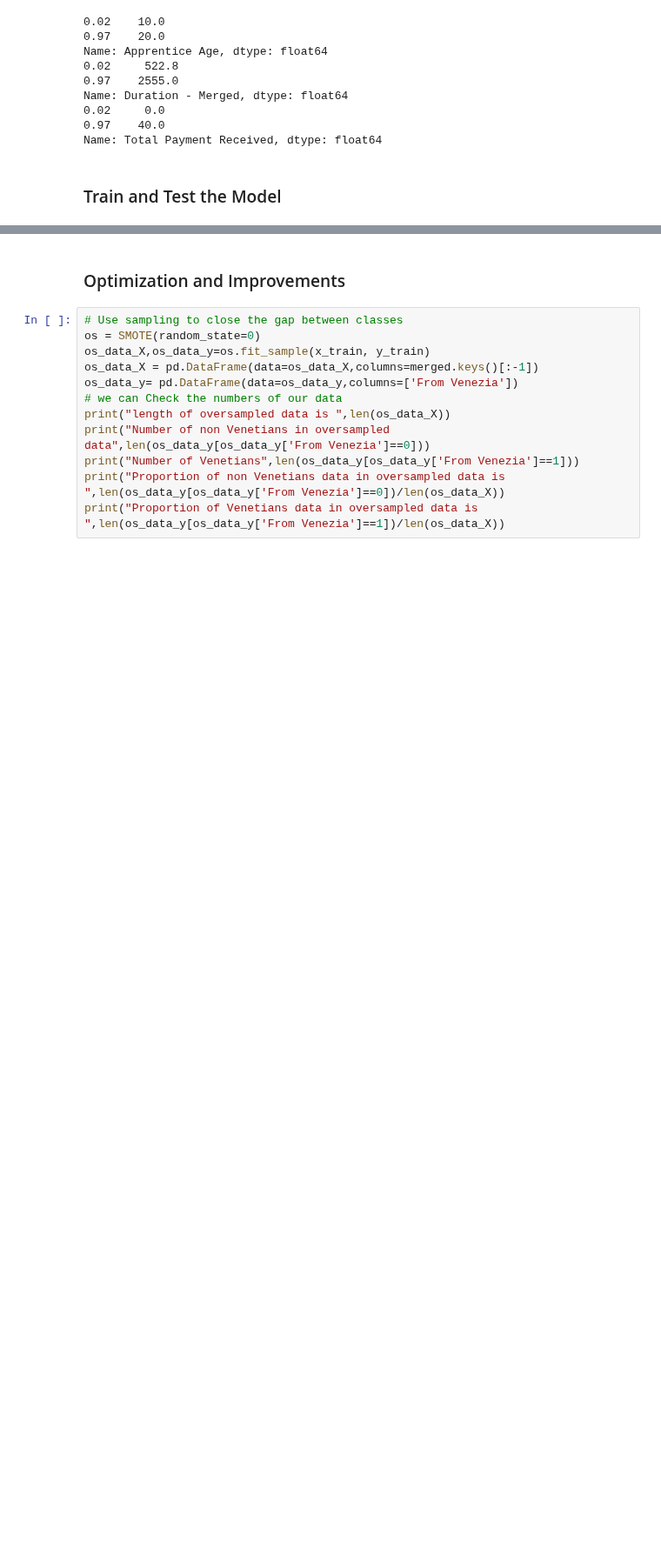
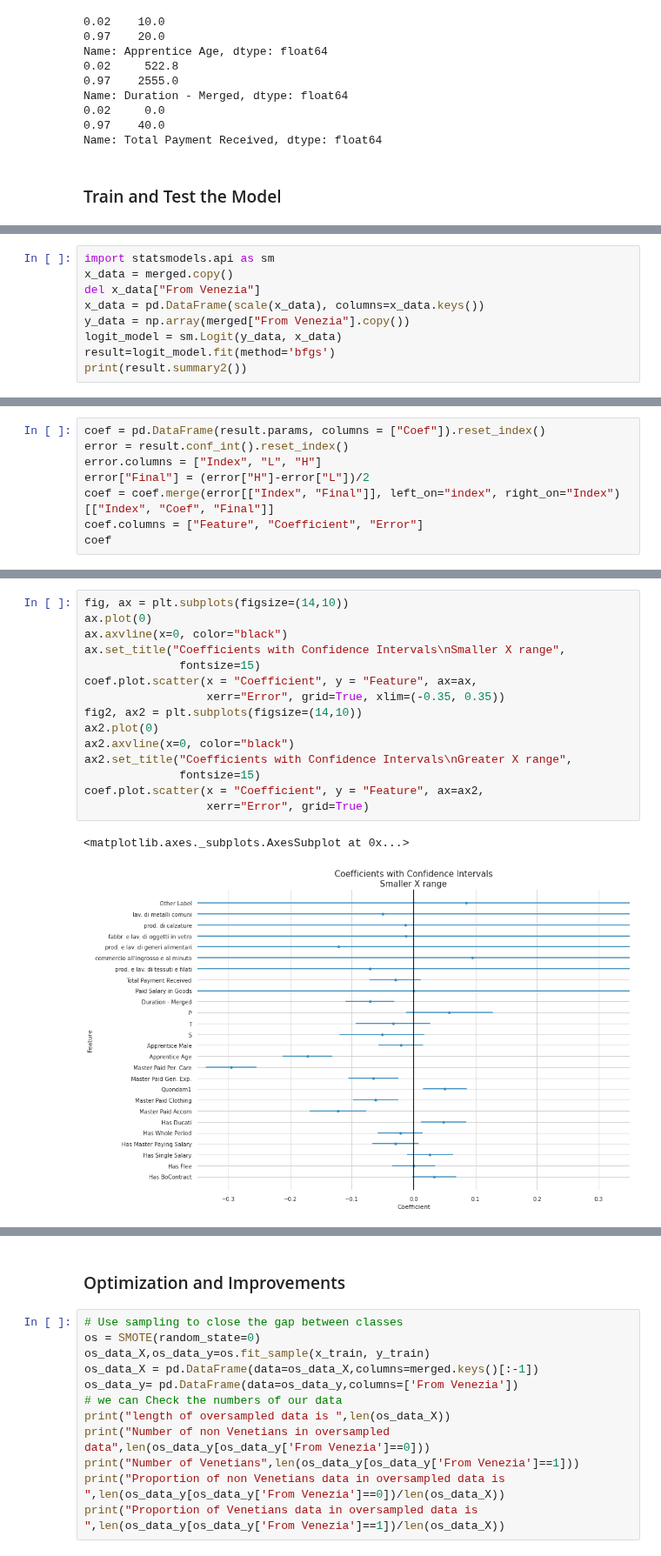
Before and after one commit to AlricRahl/Garzoni-Dataset-Exploration, a Jupyter notebook: src/Progress Notebook.ipynb, the cells around one changed output, grey strips where cells are left out. Shown at 87% size. Saved outputs shown, nothing was run; the diff lists cells and outputs as text; blank space fills up the shorter version.

```diff
--- a/src/Progress Notebook.ipynb
+++ b/src/Progress Notebook.ipynb
@@ -875,0 +848,9 @@ weighted avg       0.81      0.86      0.81      6187
+# %%
+import statsmodels.api as sm
+x_data = merged.copy()
+del x_data["From Venezia"]
+x_data = pd.DataFrame(scale(x_data), columns=x_data.keys())
+y_data = np.array(merged["From Venezia"].copy())
+logit_model = sm.Logit(y_data, x_data)
+result=logit_model.fit(method='bfgs')
+print(result.summary2())
@@ -875,0 +875,8 @@ weighted avg       0.81      0.86      0.81      6187
+# %%
+coef = pd.DataFrame(result.params, columns = ["Coef"]).reset_index()
+error = result.conf_int().reset_index()
+error.columns = ["Index", "L", "H"]
+error["Final"] = (error["H"]-error["L"])/2
+coef = coef.merge(error[["Index", "Final"]], left_on="index", right_on="Index")[["Index", "Coef", "Final"]]
+coef.columns = ["Feature", "Coefficient", "Error"]
+coef
@@ -875,0 +901,18 @@ weighted avg       0.81      0.86      0.81      6187
+# %%
+fig, ax = plt.subplots(figsize=(14,10))
+ax.plot(0)
+ax.axvline(x=0, color="black")
+ax.set_title("Coefficients with Confidence Intervals\nSmaller X range",
+              fontsize=15)
+coef.plot.scatter(x = "Coefficient", y = "Feature", ax=ax,
+                  xerr="Error", grid=True, xlim=(-0.35, 0.35))
+fig2, ax2 = plt.subplots(figsize=(14,10))
+ax2.plot(0)
+ax2.axvline(x=0, color="black")
+ax2.set_title("Coefficients with Confidence Intervals\nGreater X range",
+              fontsize=15)
+coef.plot.scatter(x = "Coefficient", y = "Feature", ax=ax2,
+                  xerr="Error", grid=True)
+# %% [output]
+<matplotlib.axes._subplots.AxesSubplot at 0x...>
+[figure, added]
```
Also changed, not shown: parts of 18 cells of this notebook.
